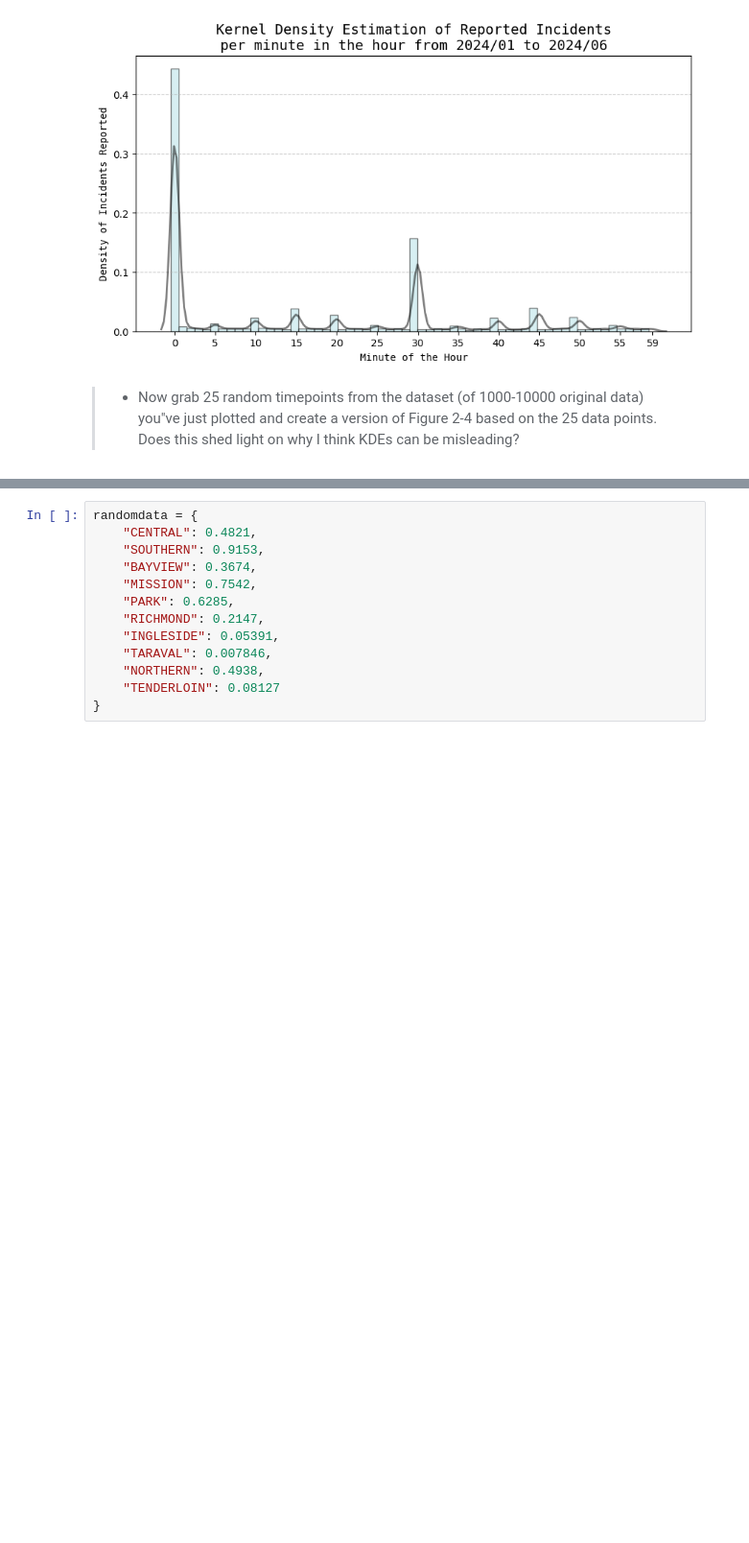
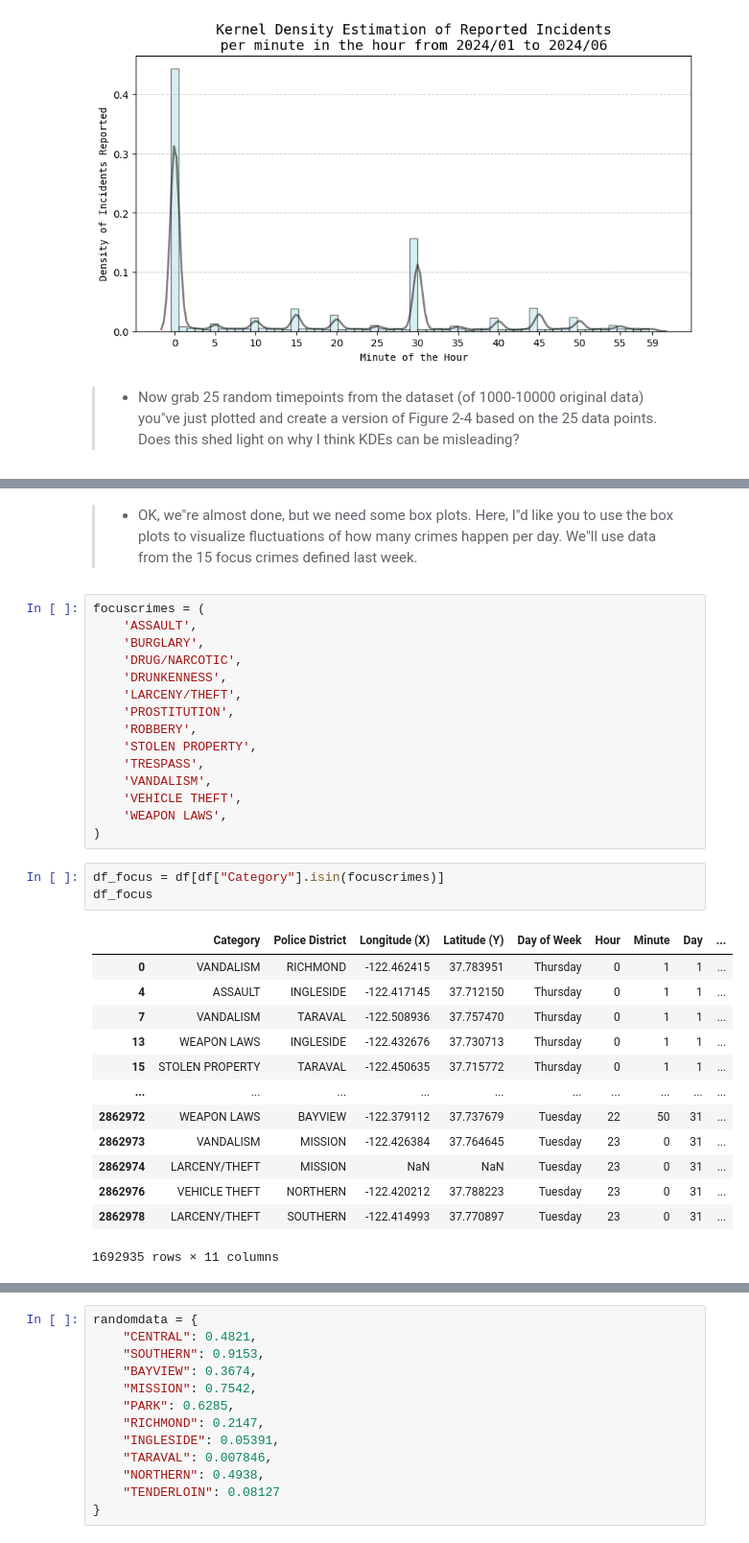
Before and after one commit to AleksandarLukic96/02806_Social_Data, a Jupyter notebook: notebooks/W3_Alek.ipynb, the cells around one changed output, grey strips where cells are left out. Shown at 96% size. Cells and saved outputs as stored; diff of their text form; blank space fills up the shorter version.

```diff
--- a/notebooks/W3_Alek.ipynb
+++ b/notebooks/W3_Alek.ipynb
@@ -459,0 +490,34 @@ For the "Exercise Part 1" and the part below, I want you to eliminate uses of LL
+# %% [markdown]
+> * OK, we"re almost done, but we need some box plots. Here, I"d like you to use the box plots to visualize fluctuations of how many crimes happen per day. We"ll use data from the 15 focus crimes defined last week.
+# %%
+focuscrimes = (
+    'ASSAULT',
+    'BURGLARY',
+    'DRUG/NARCOTIC',
+    'DRUNKENNESS',
+    'LARCENY/THEFT',
+    'PROSTITUTION',
+    'ROBBERY',
+    'STOLEN PROPERTY',
+    'TRESPASS',
+    'VANDALISM',
+    'VEHICLE THEFT',
+    'WEAPON LAWS',
+)
+# %%
+df_focus = df[df["Category"].isin(focuscrimes)]
+df_focus
+# %% [output]
+|  | Category | Police District | Longitude (X) | Latitude (Y) | Day of Week | Hour | Minute | Day | ... |
+| 0 | VANDALISM | RICHMOND | -122.462415 | 37.783951 | Thursday | 0 | 1 | 1 | ... |
+| 4 | ASSAULT | INGLESIDE | -122.417145 | 37.712150 | Thursday | 0 | 1 | 1 | ... |
+| 7 | VANDALISM | TARAVAL | -122.508936 | 37.757470 | Thursday | 0 | 1 | 1 | ... |
+| 13 | WEAPON LAWS | INGLESIDE | -122.432676 | 37.730713 | Thursday | 0 | 1 | 1 | ... |
+| 15 | STOLEN PROPERTY | TARAVAL | -122.450635 | 37.715772 | Thursday | 0 | 1 | 1 | ... |
+| ... | ... | ... | ... | ... | ... | ... | ... | ... | ... |
+| 2862972 | WEAPON LAWS | BAYVIEW | -122.379112 | 37.737679 | Tuesday | 22 | 50 | 31 | ... |
+| 2862973 | VANDALISM | MISSION | -122.426384 | 37.764645 | Tuesday | 23 | 0 | 31 | ... |
+| 2862974 | LARCENY/THEFT | MISSION | NaN | NaN | Tuesday | 23 | 0 | 31 | ... |
+| 2862976 | VEHICLE THEFT | NORTHERN | -122.420212 | 37.788223 | Tuesday | 23 | 0 | 31 | ... |
+| 2862978 | LARCENY/THEFT | SOUTHERN | -122.414993 | 37.770897 | Tuesday | 23 | 0 | 31 | ... |
+1692935 rows × 11 columns
```
Also changed, not shown: parts of 14 cells of this notebook, 2 other files.
